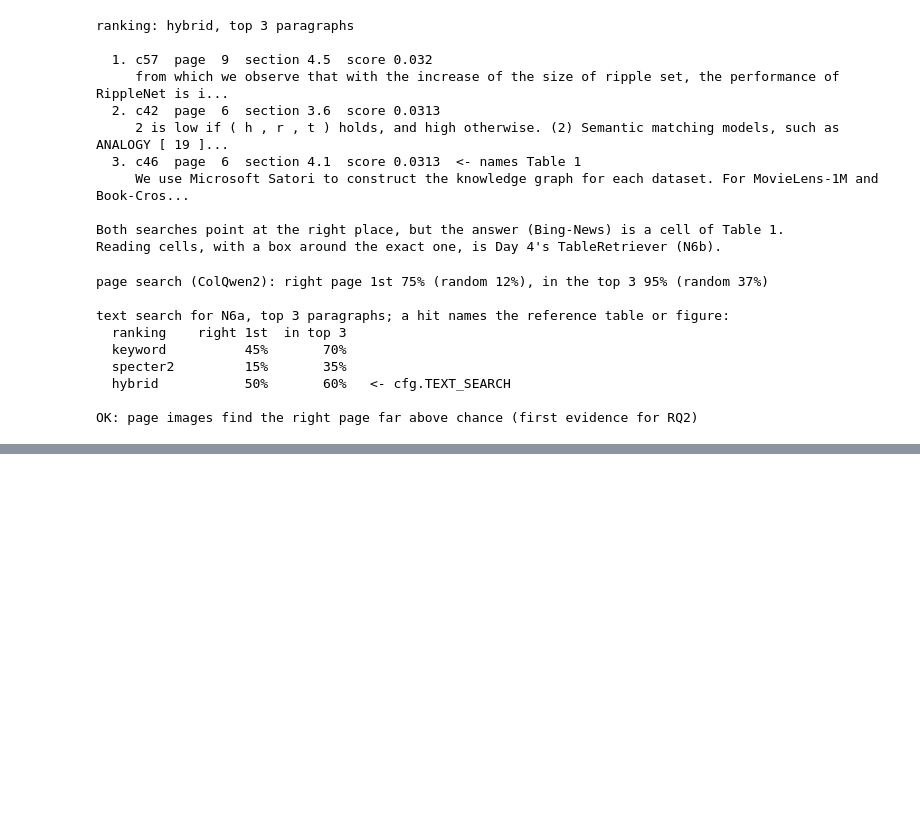
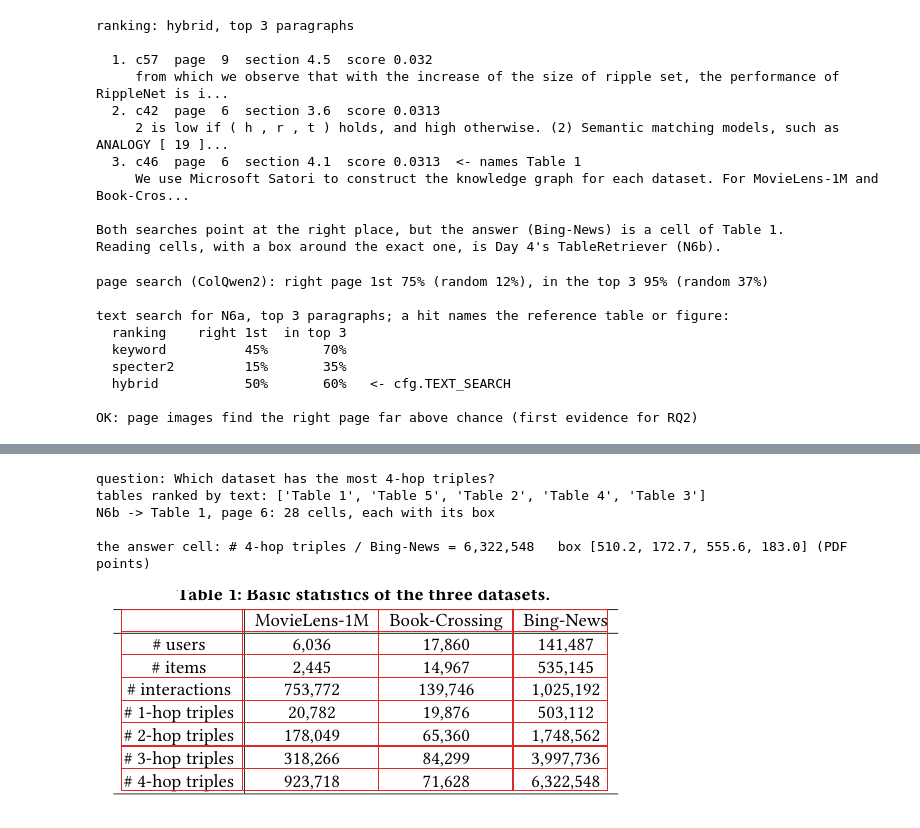
Before and after one commit to Tamim2276/Grounded_Explanation_Agent, a Jupyter notebook: notebooks/langgraph_demo.ipynb, the cells around one changed output, grey strips where cells are left out. Cells and saved outputs as stored; diff of their text form; code cells hidden in the pictures; blank space fills up the shorter version.

```diff
--- a/notebooks/langgraph_demo.ipynb
+++ b/notebooks/langgraph_demo.ipynb
@@ -3804,0 +3888,33 @@ OK: page images find the right page far above chance (first evidence for RQ2)
+# %%
+# 19A: a table question -- N6b picks Table 1 and hands over every cell with its box
+import json, pymupdf
+from gea.corpus import get_corpus
+from gea.retrieval import table_retriever
+from gea.tables import draw_cells
+
+out_dir = cfg.DATA_DIR / "debug" / "day4"
+out_dir.mkdir(parents=True, exist_ok=True)
+question = "Which dataset has the most 4-hop triples?"
+with cfg.override(BACKEND="real", TRACE=False):
+    paper = get_corpus("1803.03467v4")
+    ranked, heat, how = rank_regions(paper, question, "table")
+    [table] = table_retriever(paper, question)
+print(f"question: {question}\ntables ranked by {how}: {[r['label'] for r, _ in ranked]}")
+print(f"N6b -> {table.label}, page {table.page}: {len(table.cells)} cells, each with its box\n")
+row_names = list(dict.fromkeys(c["row"] for c in table.cells))
+r_i = row_names.index("# 4-hop triples") + 1                 # +1: the header row
+header = [c["col"] for c in table.cells if c["row"] == row_names[0]]
+cell = next(c for c in table.cells if (c["row"], c["col"]) == ("# 4-hop triples", "Bing-News"))
+print(f"the answer cell: {cell['row']} / {cell['col']} = {cell['value']}   box {cell['bbox']} (PDF points)")
+record = next(t for t in paper["tables"] if t["id"] == table.source)
+with pymupdf.open(paper["pdf"]) as doc:
+    img = draw_cells(doc, record, paper["parsed_tables"][table.source], highlight=(r_i, header.index("Bing-News") + 1))
+img.save(out_dir / "table1_cells.png")
+display(img)
+# %% [output]
+question: Which dataset has the most 4-hop triples?
+tables ranked by text: ['Table 1', 'Table 5', 'Table 2', 'Table 4', 'Table 3']
+N6b -> Table 1, page 6: 28 cells, each with its box
+
+the answer cell: # 4-hop triples / Bing-News = 6,322,548   box [510.2, 172.7, 555.6, 183.0] (PDF points)
+[figure, added]
```
Also changed, not shown: parts of 23 cells of this notebook, 19 other files.
